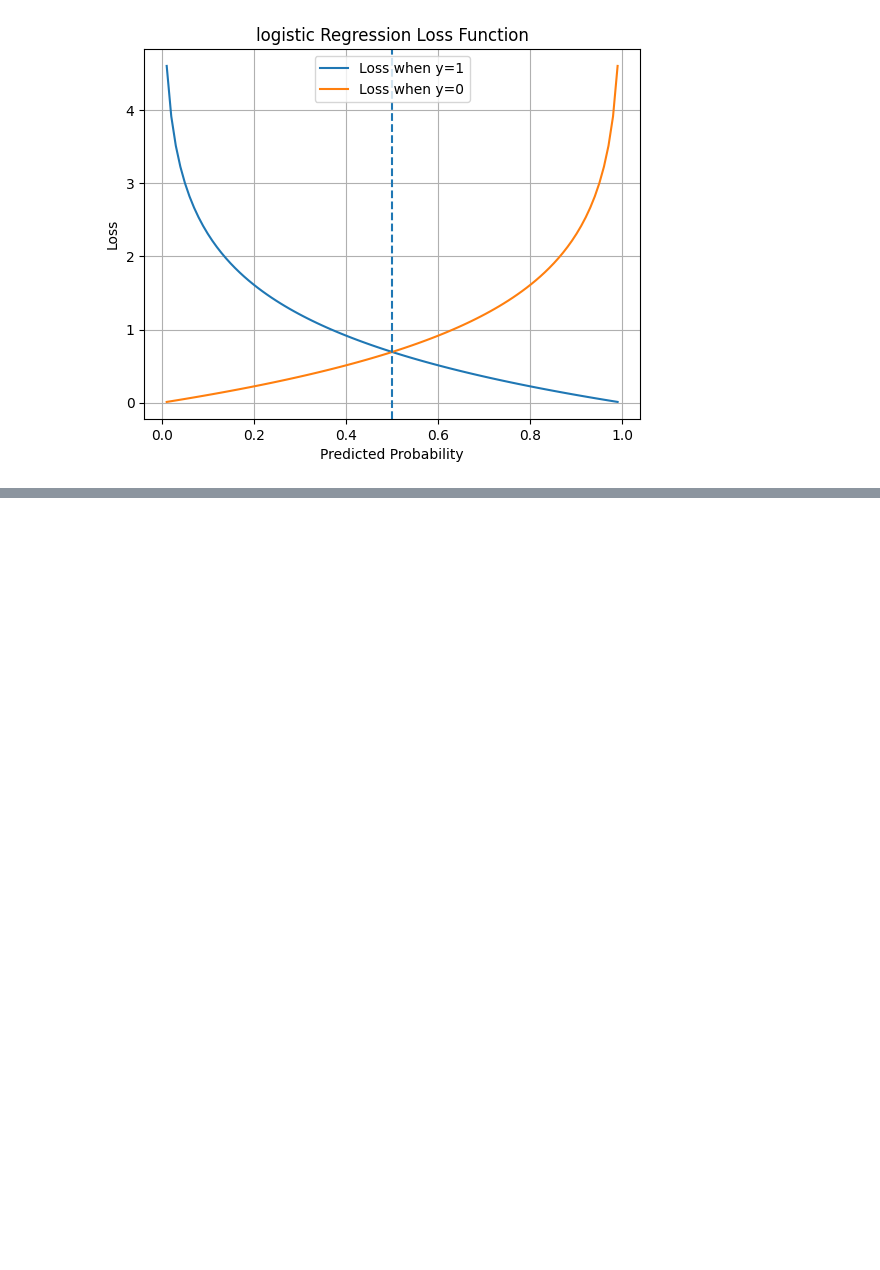
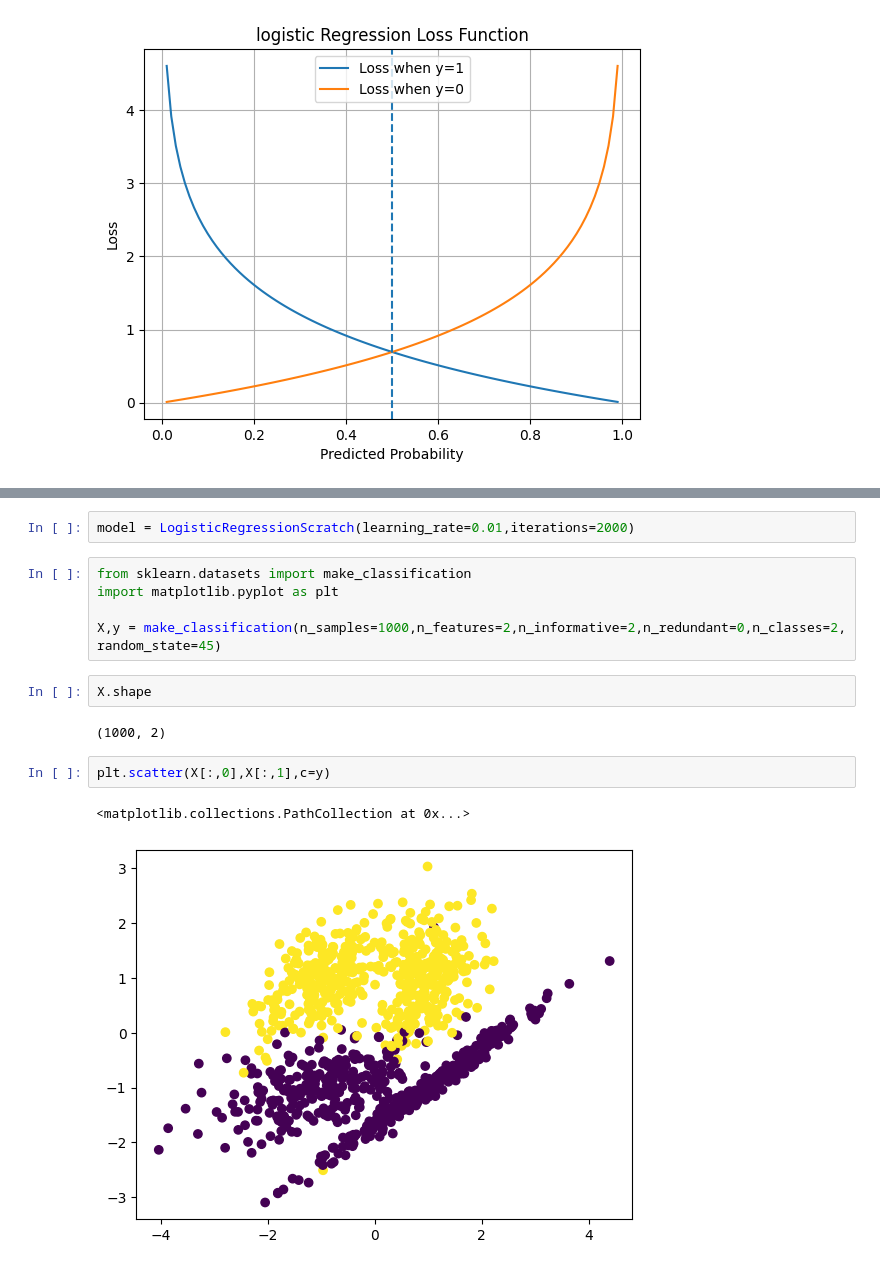
Before and after one commit to MoktanSujita/data-science-class-track, a Jupyter notebook: day19.ipynb, the cells around one changed output, grey strips where cells are left out. Drawn from its saved outputs; the diff is of its cells as text; blank space fills up the shorter version.

```diff
--- a/day19.ipynb
+++ b/day19.ipynb
@@ -114,0 +162,16 @@ plt.show() #unless it is written function is also shown of matplotlib
+# %%
+model = LogisticRegressionScratch(learning_rate=0.01,iterations=2000)
+# %%
+from sklearn.datasets import make_classification
+import matplotlib.pyplot as plt
+
+X,y = make_classification(n_samples=1000,n_features=2,n_informative=2,n_redundant=0,n_classes=2, random_state=45)
+# %%
+X.shape
+# %% [output]
+(1000, 2)
+# %%
+plt.scatter(X[:,0],X[:,1],c=y)
+# %% [output]
+<matplotlib.collections.PathCollection at 0x...>
+[figure, added]
```
Also changed, not shown: parts of 5 cells of this notebook, 3 other files.
